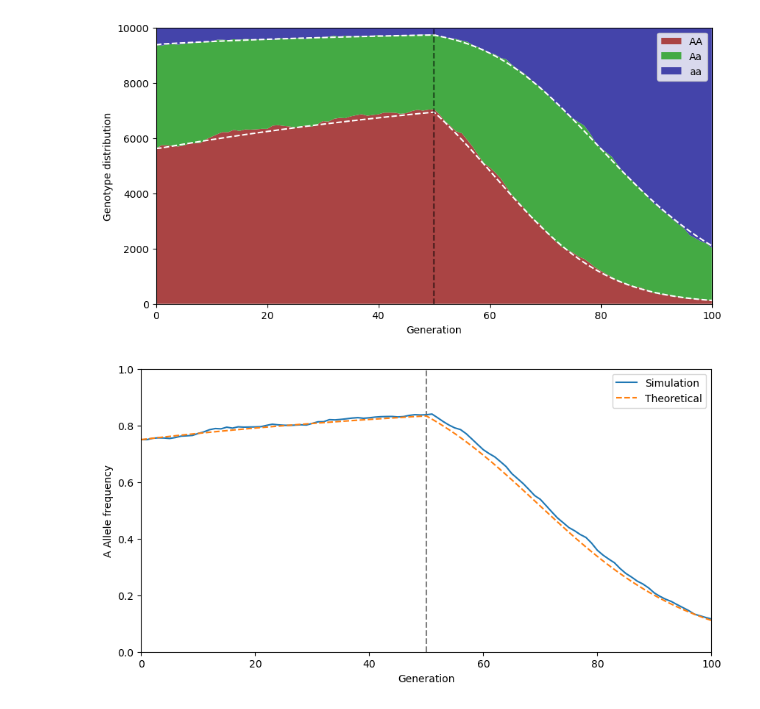
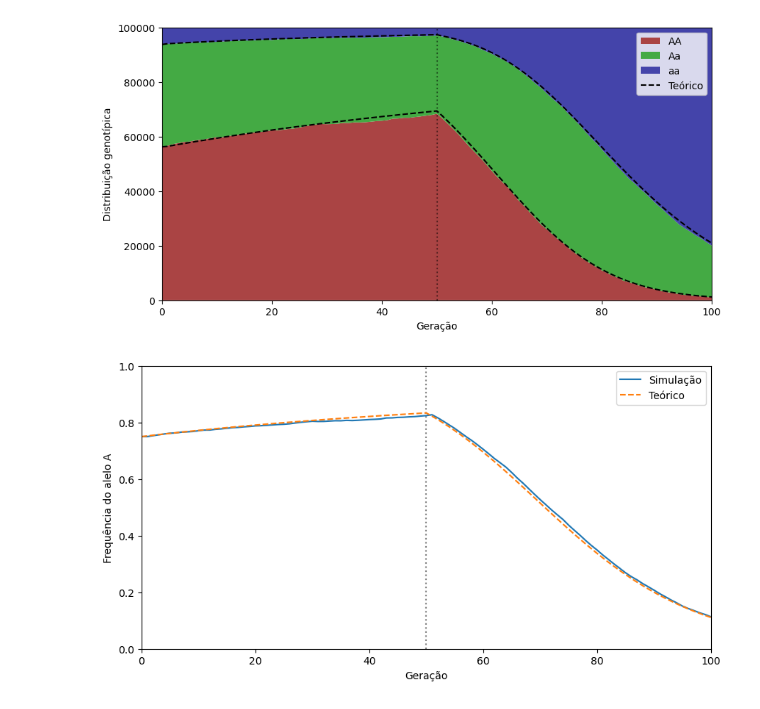
Before and after one commit to Noldoran/BioIII-Evosim, a Jupyter notebook: evosim.ipynb, the cells around one changed output. Saved outputs shown, nothing was run; the diff lists cells and outputs as text; code cells hidden in the pictures.

Commit message:
10x population siz, adjusted graphs, portuguese

```diff
--- a/evosim.ipynb
+++ b/evosim.ipynb
@@ -1,5 +1,5 @@
 # %%
-N = 10000		# Tamanho da população
+N = 100000		# Tamanho da população
 FREQ_A = 0.75	# Frequência inicial do alelo A
 GENS = 100		# Número de gerações a simular
 T1 = GENS/2		# Geração na qual é introduzida a nova pressão seletiva
@@ -133,54 +133,62 @@ genotype_history, allele_history = simulate(
 # %%
 import matplotlib.pyplot as plt
 
 plt.subplots(figsize=(10, 5))
 
 # Plot genotype representation
 plt.stackplot(range(GENS+1),
 			genotype_history["AA"],
 			genotype_history["Aa"],
 			genotype_history["aa"],
 			labels=["AA", "Aa", "aa"],
 			colors=["#A44", "#4A4", "#44A"]
 )
 
 # Do some shenannigans to make it line up with the stackplot
-line_color = "white"
+line_color = "black"
 plt.plot(
 	[N-N_aa for N_aa in genotype_history_theoretical["aa"]],
 	color=line_color, linestyle="dashed"
 )
-plt.plot(genotype_history_theoretical["AA"], color=line_color, linestyle="dashed")
+plt.plot(genotype_history_theoretical["AA"],
+    color=line_color,
+    linestyle="dashed",
+    label="Teórico"
+)
 
-plt.xlabel('Generation')
+
+
+plt.xlabel('Geração')
 plt.xlim(0, GENS)
-plt.ylabel('Genotype distribution')
+plt.ylabel('Distribuição genotípica')
 plt.ylim(0, N)
 
 # Environmental change line
-plt.plot([T1, T1], [0, N], color="black", linestyle="dashed", alpha=0.5)
+plt.plot([T1, T1], [0, N], color="white", linestyle="dotted", alpha=0.5)
+
+
 
 plt.legend(loc='best')
 plt.savefig("genotype_distribution.png", dpi=300, transparent=True)
 # %% [output]
-[figure, old version]
+[figure, new version]
 # %%
 import matplotlib.pyplot as plt
 
 plt.subplots(figsize=(10, 5))
 
 # Environmental change indicator line
-plt.plot([T1, T1], [0, 1], color="black", linestyle="dashed", alpha=0.5)
+plt.plot([T1, T1], [0, 1], color="black", linestyle="dotted", alpha=0.5)
 
 # Plot allele frequencies
-plt.plot(allele_history, label="Simulation")
-plt.plot(allele_history_theoretical, label="Theoretical", linestyle="dashed")
-plt.xlabel('Generation')
-plt.ylabel('A Allele frequency')
+plt.plot(allele_history, label="Simulação")
+plt.plot(allele_history_theoretical, label="Teórico", linestyle="dashed")
+plt.xlabel('Geração')
+plt.ylabel('Frequência do alelo A')
 plt.ylim(0, 1)
 plt.xlim(0, GENS)
 
 plt.legend(loc='best')
 plt.savefig("allele_freq.png", dpi=300, transparent=True)
 # %% [output]
-[figure, old version]
+[figure, new version]
```
Also changed, not shown: 2 other files.
